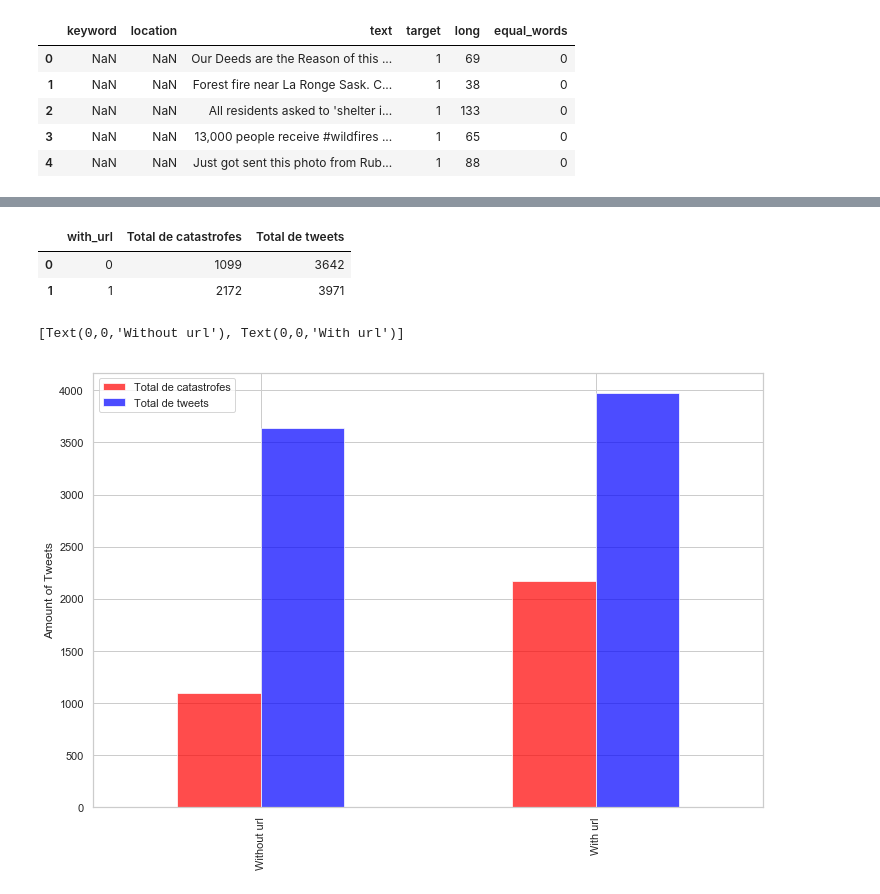
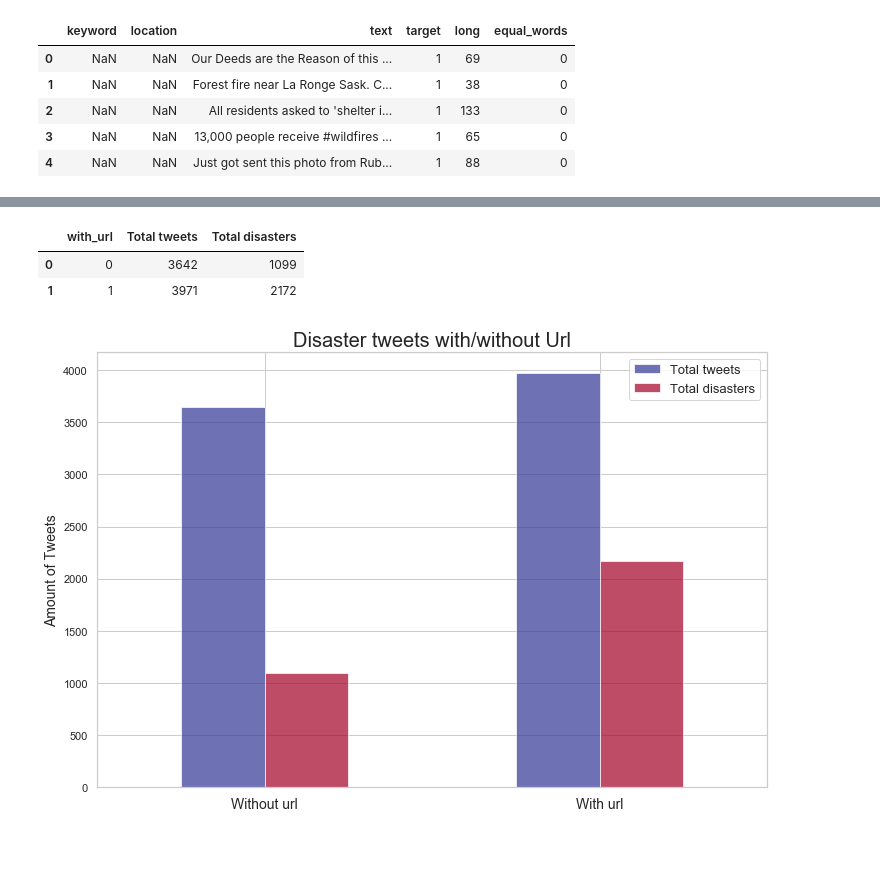
Before and after one commit to AgustinLeguizamon/datos_tp_1, a Jupyter notebook: TP1Martín.ipynb, the cells around one changed output, grey strips where cells are left out. Drawn from its saved outputs; the diff is of its cells as text; code cells hidden in the pictures; blank space fills up the shorter version.

```diff
--- a/TP1Martín.ipynb
+++ b/TP1Martín.ipynb
@@ -341,21 +347,23 @@ Text(0.5,0,'Amount of tags in a tweet')
 # %%
-df['with_url']= df.text.str.contains("http")
+df['with_url']= df.text.str.contains("((https?):((//)|(\\\\))+[\w\d:#@%/;$()~_?\+-=\\\.&]*)", regex=True)
 
 df['with_url']=df['with_url'].astype(int)
 # %%
 url_count = df.groupby(['with_url'])['target'].agg({'sum','count'}).reset_index()
 
-url_count.rename(columns={'sum' : 'Total de catastrofes', 'count':'Total de tweets'}, inplace=True)
+url_count.rename(columns={'sum' : 'Total disasters', 'count':'Total tweets'}, inplace=True)
 url_count.head()
 # %% [output]
-|  | with_url | Total de catastrofes | Total de tweets |
-| 0 | 0 | 1099 | 3642 |
-| 1 | 1 | 2172 | 3971 |
+|  | with_url | Total tweets | Total disasters |
+| 0 | 0 | 3642 | 1099 |
+| 1 | 1 | 3971 | 2172 |
 # %%
-fig = url_count.set_index('with_url').plot(kind='bar', figsize=(12, 8), cmap="bwr_r", alpha=0.7)
-fig.axes.set_ylabel('Amount of Tweets')
+fig = url_count.set_index('with_url').plot(kind='bar', figsize=(12, 8), cmap="RdYlBu_r", alpha=0.7)
+fig.axes.set_ylabel('Amount of Tweets', fontsize=14)
 fig.axes.set_xlabel('')
-fig.axes.set_xticklabels(['Without url', 'With url'])
+fig.axes.legend( fontsize=13)
+fig.axes.set_title('Disaster tweets with/without Url', fontsize=20)
+fig.axes.set_xticklabels(['Without url', 'With url'], rotation=0, fontsize=14)
+plt.savefig('Url.png')
 # %% [output]
-[Text(0,0,'Without url'), Text(0,0,'With url')]
-[figure, old version]
+[figure, new version]
```
Also changed, not shown: parts of 20 cells of this notebook.
